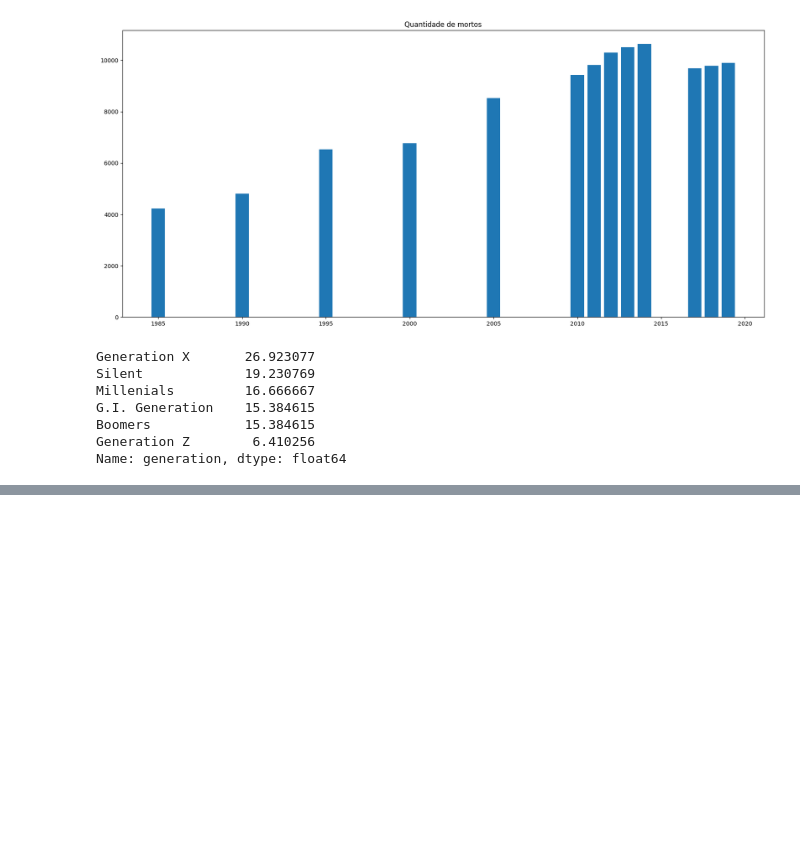
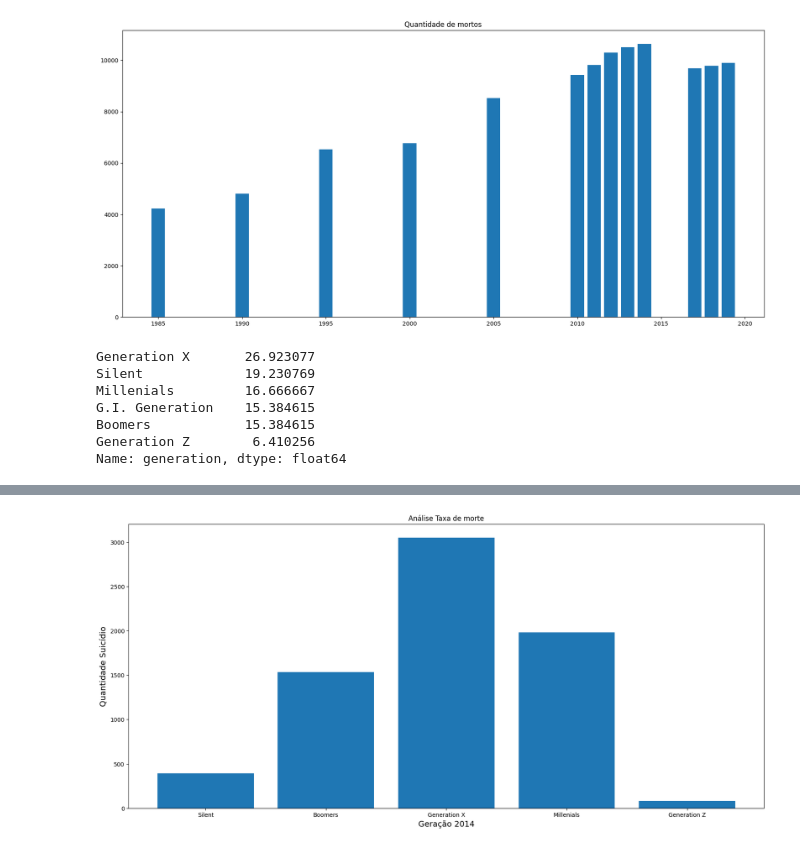
Before and after one commit to vitorhssouza/-Suicide-Rate-Project, a Jupyter notebook: taxa_suicidio.ipynb, the cells around one changed output, grey strips where cells are left out. Drawn from its saved outputs; the diff is of its cells as text; code cells hidden in the pictures; blank space fills up the shorter version.

Commit message:
Criando visualização de qual geração sofreu maior quantidade de suicidio em 2014

```diff
--- a/taxa_suicidio.ipynb
+++ b/taxa_suicidio.ipynb
@@ -197,0 +182,6 @@ Name: generation, dtype: float64
+# %%
+# Analisando o ano de 2014 qual geração teve a maior taxa de morte
+
+analise_geracoes = brasil.loc[brasil['year'] == 2014]
+
+analise_geracoes
@@ -197,0 +202,10 @@ Name: generation, dtype: float64
+# %%
+# Vizualizando a geração do ano de 2014 com maior taxa de morte
+
+plt.figure(figsize=(20, 9))
+plt.title('Análise Taxa de morte')
+plt.bar(analise_geracoes['generation'], analise_geracoes['suicides_no'])
+plt.ylabel('Quantidade Suicídio', fontsize=14)
+plt.xlabel('Geração 2014', fontsize=14);
+# %% [output]
+[figure, added]
```
Also changed, not shown: parts of 2 cells of this notebook.
